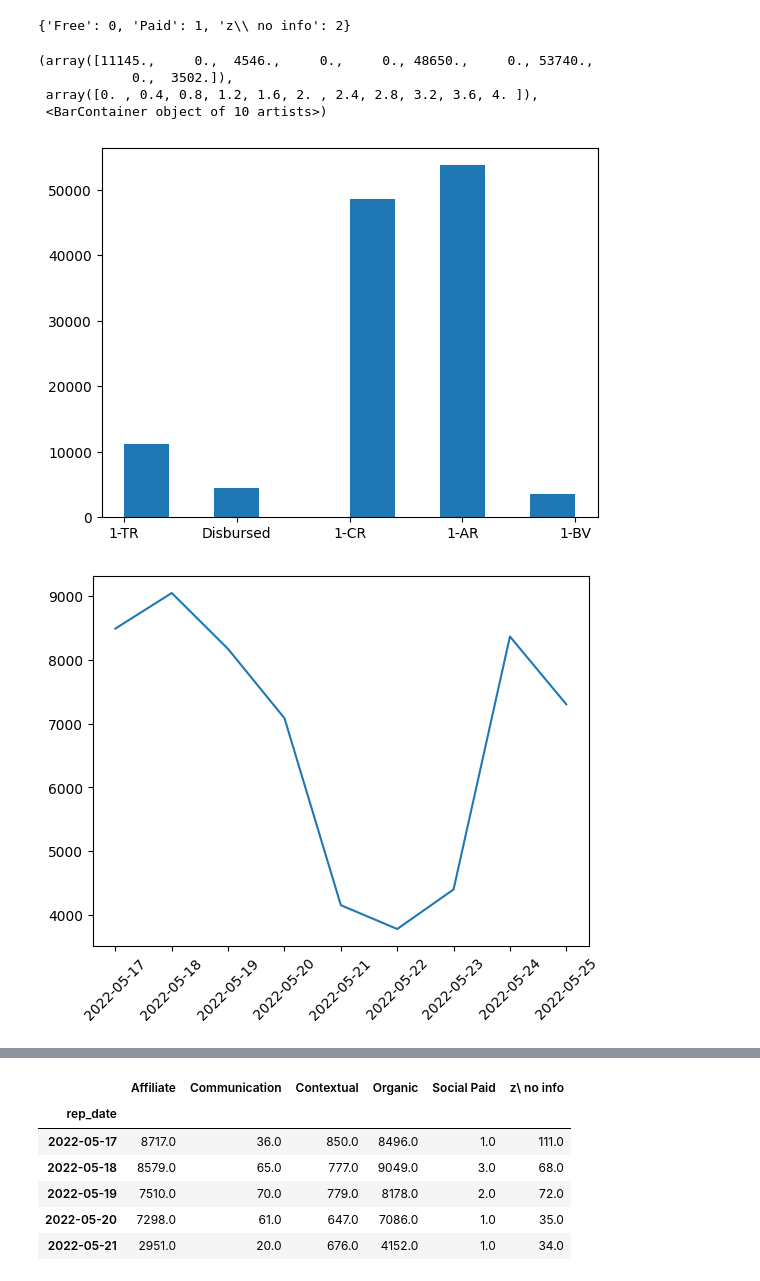
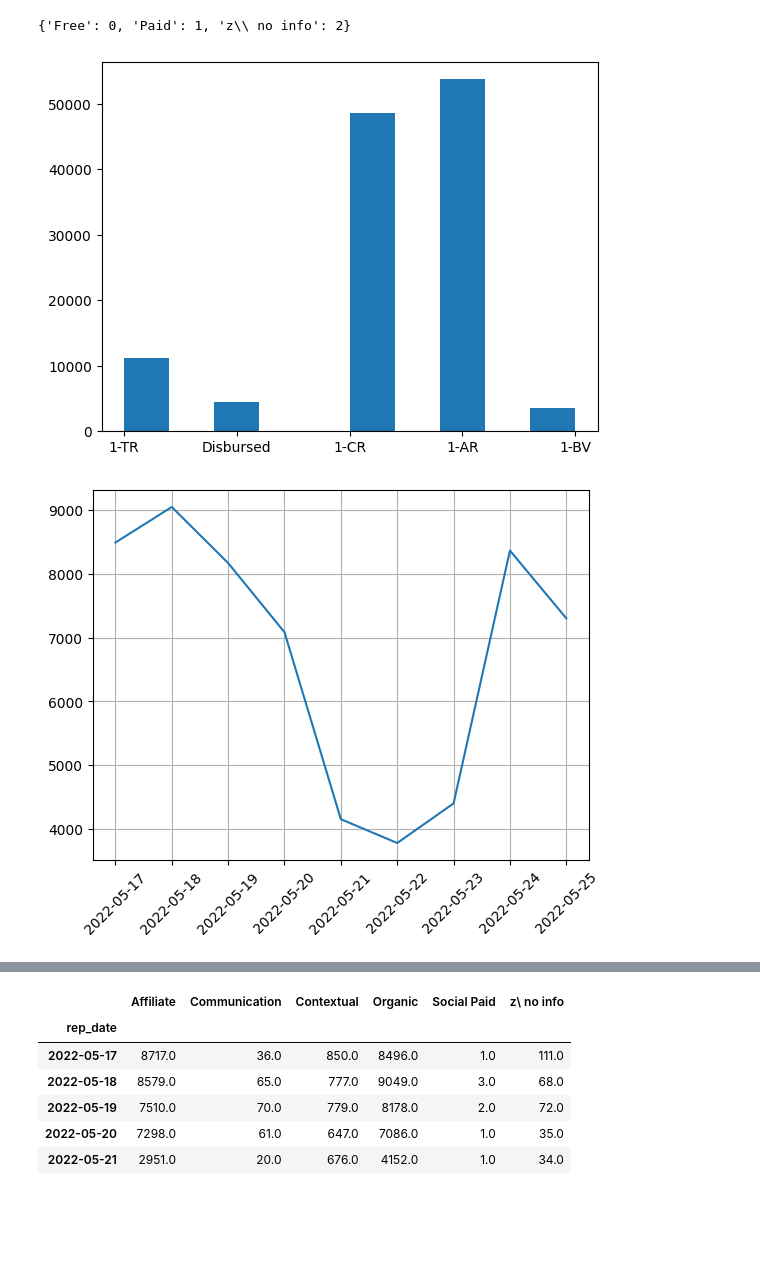
Before and after one commit to opqi/finstar_test, a Jupyter notebook: explore_data.ipynb, the cells around one changed output, grey strips where cells are left out. Saved outputs shown, nothing was run; the diff lists cells and outputs as text; code cells hidden in the pictures; blank space fills up the shorter version.

Commit message:
[add] read from db

```diff
--- a/explore_data.ipynb
+++ b/explore_data.ipynb
@@ -4,0 +7,6 @@ from sklearn.preprocessing import OneHotEncoder
+# %%
+db_url = 'postgresql://finstar_user:finstar_pass@localhost:5432/finstar_db'
+engine = create_engine(db_url)
+# %%
+query = "SELECT * FROM test_sample_data"
+df = pd.read_sql(query, engine)
@@ -5,3 +22,3 @@ from sklearn.preprocessing import OneHotEncoder
 # %%
-df = pd.read_excel('data/test_sample.xlsx')
+df_check = pd.read_excel('data/test_sample.xlsx')
 # %%
@@ -37,12 +55,8 @@ mapping
 # %%
 df['traf_cat_type_new'] = df['traf_cat_type'].map(mapping)
 # %%
-plt.hist(df.funnel_component)
+plt.hist(df.funnel_component);
 # %% [output]
-(array([11145.,     0.,  4546.,     0.,     0., 48650.,     0., 53740.,
-            0.,  3502.]),
- array([0. , 0.4, 0.8, 1.2, 1.6, 2. , 2.4, 2.8, 3.2, 3.6, 4. ]),
- <BarContainer object of 10 artists>)
 [figure]
 # %%
 def encoded(column_name: str)->pd.DataFrame:
@@ -65,8 +79,9 @@ def encoded(column_name: str)->pd.DataFrame:
 df_encoded = encoded('traf_cat_type')
 # %%
 plt.plot(df_encoded.Free)
+plt.grid()
 plt.xticks(rotation=45);
 # %% [output]
-[figure, old version]
+[figure, new version]
 # %%
 plt.plot(df_encoded.Paid)
```
Also changed, not shown: parts of 11 cells of this notebook.
